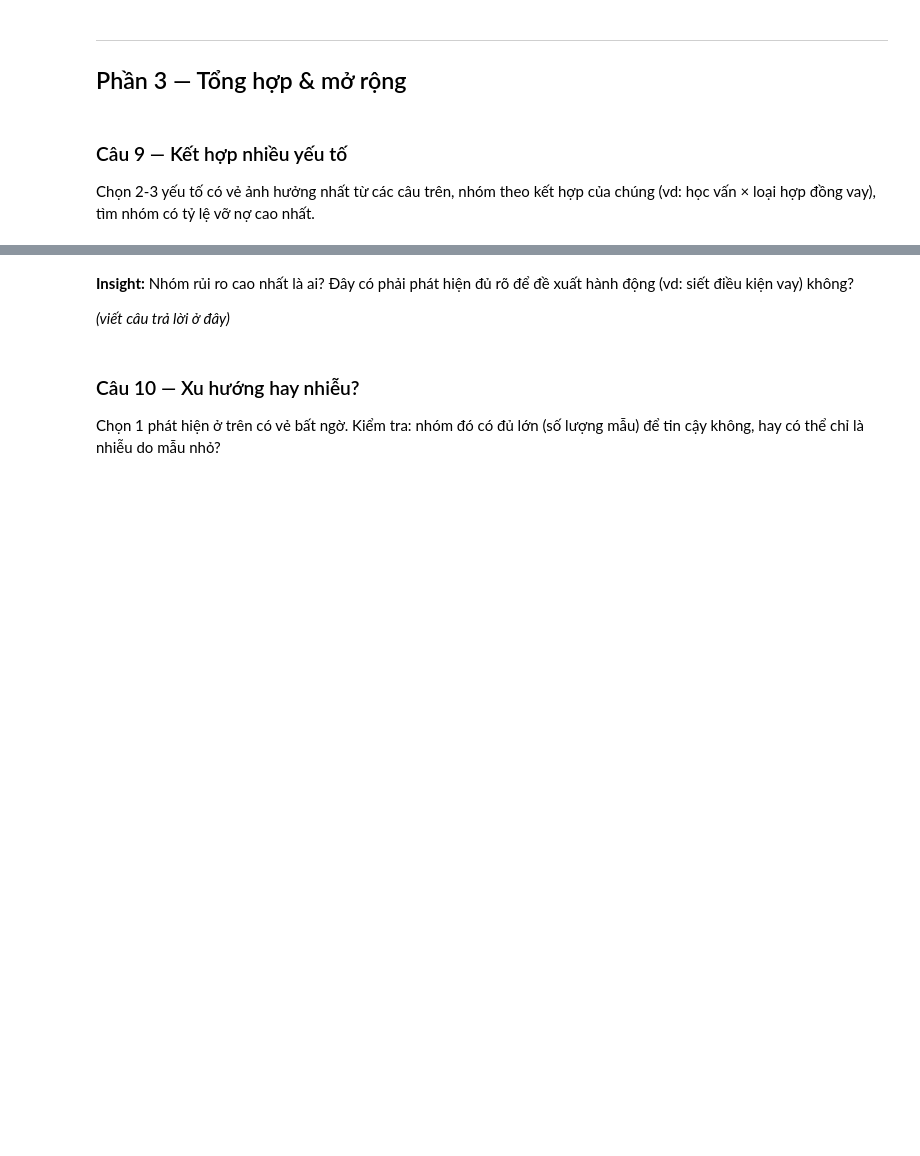
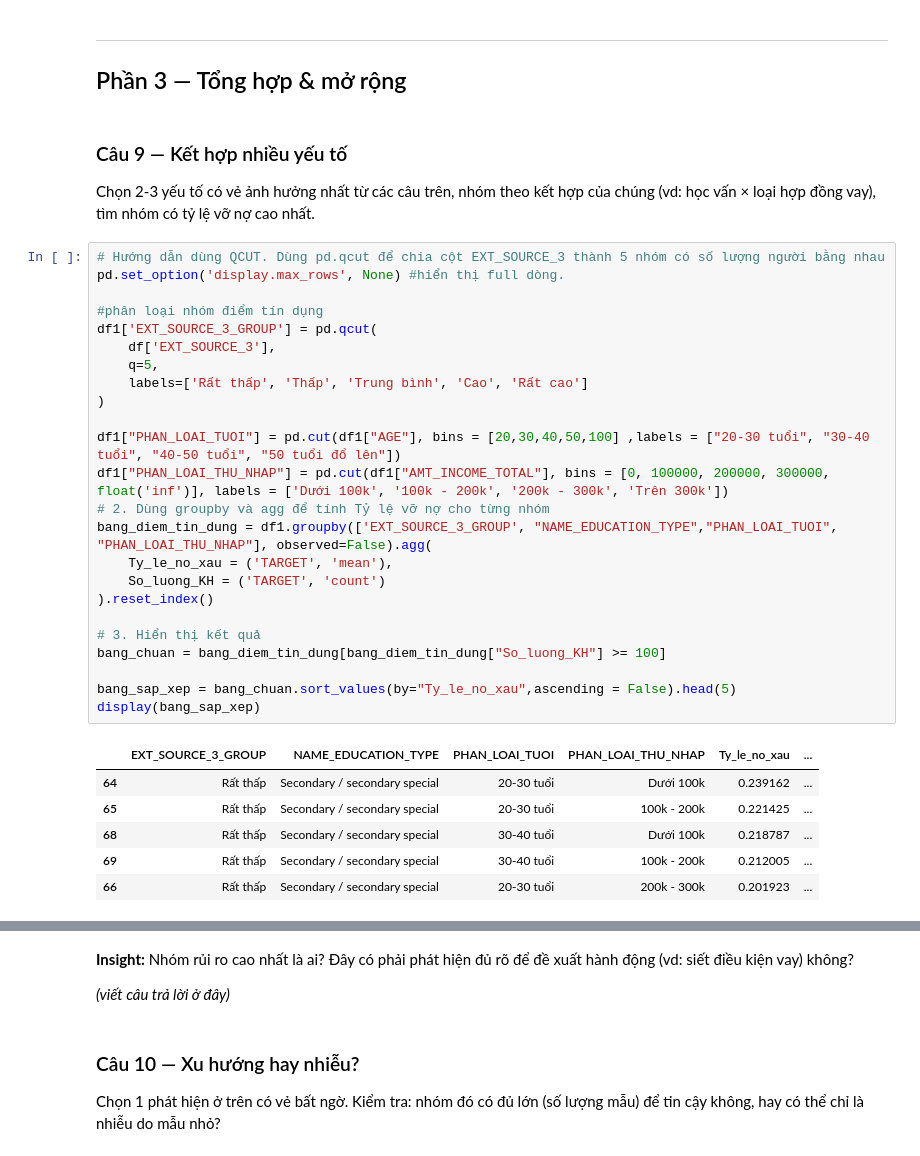
Before and after one commit to tuananhvui7-collab/credit-risk-eda, a Jupyter notebook: credit_risk_eda_template.ipynb, the cells around one changed output, grey strips where cells are left out. Saved outputs shown, nothing was run; the diff lists cells and outputs as text; blank space fills up the shorter version.

Commit message:
refactor: clean up notebook cells, update execution counts, and resolve data fragmentation warning

```diff
--- a/credit_risk_eda_template.ipynb
+++ b/credit_risk_eda_template.ipynb
@@ -786,3 +804,34 @@ _(viết câu trả lời ở đây)_
 # %% [markdown]
 ### Câu 9 — Kết hợp nhiều yếu tố
 Chọn 2-3 yếu tố có vẻ ảnh hưởng nhất từ các câu trên, nhóm theo kết hợp của chúng (vd: học vấn × loại hợp đồng vay), tìm nhóm có tỷ lệ vỡ nợ cao nhất.
+# %%
+# Hướng dẫn dùng QCUT. Dùng pd.qcut để chia cột EXT_SOURCE_3 thành 5 nhóm có số lượng người bằng nhau
+pd.set_option('display.max_rows', None) #hiển thị full dòng.
+
+#phân loại nhóm điểm tín dụng
+df1['EXT_SOURCE_3_GROUP'] = pd.qcut(
+    df['EXT_SOURCE_3'],
+    q=5,
+    labels=['Rất thấp', 'Thấp', 'Trung bình', 'Cao', 'Rất cao']
+)
+
+df1["PHAN_LOAI_TUOI"] = pd.cut(df1["AGE"], bins = [20,30,40,50,100] ,labels = ["20-30 tuổi", "30-40 tuổi", "40-50 tuổi", "50 tuổi đổ lên"])
+df1["PHAN_LOAI_THU_NHAP"] = pd.cut(df1["AMT_INCOME_TOTAL"], bins = [0, 100000, 200000, 300000, float('inf')], labels = ['Dưới 100k', '100k - 200k', '200k - 300k', 'Trên 300k'])
+# 2. Dùng groupby và agg để tính Tỷ lệ vỡ nợ cho từng nhóm
+bang_diem_tin_dung = df1.groupby(['EXT_SOURCE_3_GROUP', "NAME_EDUCATION_TYPE","PHAN_LOAI_TUOI", "PHAN_LOAI_THU_NHAP"], observed=False).agg(
+    Ty_le_no_xau = ('TARGET', 'mean'),
+    So_luong_KH = ('TARGET', 'count')
+).reset_index()
+
+# 3. Hiển thị kết quả
+bang_chuan = bang_diem_tin_dung[bang_diem_tin_dung["So_luong_KH"] >= 100]
+
+bang_sap_xep = bang_chuan.sort_values(by="Ty_le_no_xau",ascending = False).head(5)
+display(bang_sap_xep)
+# %% [output]
+|  | EXT_SOURCE_3_GROUP | NAME_EDUCATION_TYPE | PHAN_LOAI_TUOI | PHAN_LOAI_THU_NHAP | Ty_le_no_xau | ... |
+| 64 | Rất thấp | Secondary / secondary special | 20-30 tuổi | Dưới 100k | 0.239162 | ... |
+| 65 | Rất thấp | Secondary / secondary special | 20-30 tuổi | 100k - 200k | 0.221425 | ... |
+| 68 | Rất thấp | Secondary / secondary special | 30-40 tuổi | Dưới 100k | 0.218787 | ... |
+| 69 | Rất thấp | Secondary / secondary special | 30-40 tuổi | 100k - 200k | 0.212005 | ... |
+| 66 | Rất thấp | Secondary / secondary special | 20-30 tuổi | 200k - 300k | 0.201923 | ... |
```
Also changed, not shown: parts of 5 cells of this notebook.
